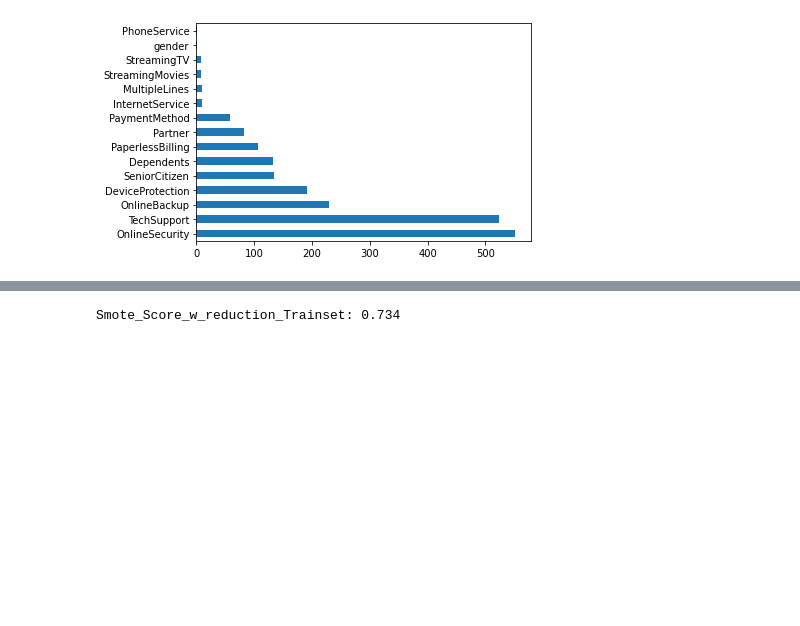
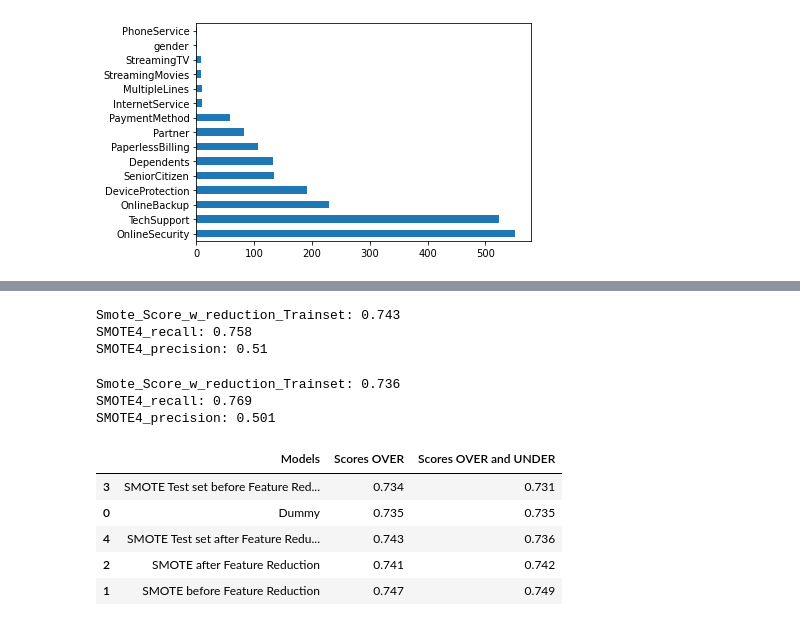
Before and after one commit to Myavuzars/MachineLearning, a Jupyter notebook: SMOTE.ipynb, the cells around one changed output, grey strips where cells are left out. Drawn from its saved outputs; the diff is of its cells as text; code cells hidden in the pictures; blank space fills up the shorter version.

```diff
--- a/SMOTE.ipynb
+++ b/SMOTE.ipynb
@@ -259,9 +359,59 @@ X4_train, y4_train = over.fit_resample(X4_train, y4_train)
-# %%
-# Fit model
-model_SVM.fit(X4_train, y4_train)
-
-Smote_Score_w_reduction_Trainset= round(model_SVM.score(X4_test, y4_test),3)
-print(f'Smote_Score_w_reduction_Trainset: {Smote_Score_w_reduction_Trainset}')
-# %% [output]
-Smote_Score_w_reduction_Trainset: 0.734
+# %%
+# Fit model only with Over Sampling
+fit41=pipeline11.fit(X4_train, y4_train)
+
+#Accuracy Score
+Smote_Score_w_reduction_TrainsetO= round(fit41.score(X4_test, y4_test),3)
+print(f'Smote_Score_w_reduction_Trainset: {Smote_Score_w_reduction_TrainsetO}')
+
+#Recall Score
+SMOTE_pred4O= fit41.predict(X4_test)
+SMOTE4_recallO=round(recall_score(y4_test,SMOTE_pred4O),3)
+print(f'SMOTE4_recall: {SMOTE4_recallO}')
+
+#Precision Score
+SMOTE4_precO=round(precision_score(y4_test,SMOTE_pred4O),3)
+print(f'SMOTE4_precision: {SMOTE4_precO}')
+# %% [output]
+Smote_Score_w_reduction_Trainset: 0.743
+SMOTE4_recall: 0.758
+SMOTE4_precision: 0.51
+# %%
+# Fit model only with Over Sampling and Under Sampling
+fit42=pipeline12.fit(X4_train, y4_train)
+
+#Accuracy Score
+Smote_Score_w_reduction_TrainsetOU= round(fit42.score(X4_test, y4_test),3)
+print(f'Smote_Score_w_reduction_Trainset: {Smote_Score_w_reduction_TrainsetOU}')
+
+#Recall Score
+SMOTE_pred4OU= fit42.predict(X4_test)
+SMOTE4_recallOU=round(recall_score(y4_test,SMOTE_pred4OU),3)
+print(f'SMOTE4_recall: {SMOTE4_recallOU}')
+
+#Precision Score
+SMOTE4_precOU=round(precision_score(y4_test,SMOTE_pred4OU),3)
+print(f'SMOTE4_precision: {SMOTE4_precOU}')
+# %% [output]
+Smote_Score_w_reduction_Trainset: 0.736
+SMOTE4_recall: 0.769
+SMOTE4_precision: 0.501
+# %%
+#Final Data Frame for comparison the scores
+final1= pd.DataFrame({
+    "Models" : ["Dummy", "SMOTE before Feature Reduction", "SMOTE after Feature Reduction", "SMOTE Test set before Feature Reduction", "SMOTE Test set after Feature Reduction"],
+    "Scores OVER" : [Dummy_score,Smote_Score_wout_reductionO, Smote_Score_w_reductionO, Smote_Score_wout_reduction_TrainsetO, Smote_Score_w_reduction_TrainsetO],
+    "Scores OVER and UNDER" : [Dummy_score,Smote_Score_wout_reductionOU, Smote_Score_w_reductionOU, Smote_Score_wout_reduction_TrainsetOU, Smote_Score_w_reduction_TrainsetOU]
+    })
+
+final1_sorted = final1.sort_values(["Scores OVER and UNDER"], ascending=True)
+
+final1_sorted
+# %% [output]
+|  | Models | Scores OVER | Scores OVER and UNDER |
+| 3 | SMOTE Test set before Feature Red... | 0.734 | 0.731 |
+| 0 | Dummy | 0.735 | 0.735 |
+| 4 | SMOTE Test set after Feature Redu... | 0.743 | 0.736 |
+| 2 | SMOTE after Feature Reduction | 0.741 | 0.742 |
+| 1 | SMOTE before Feature Reduction | 0.747 | 0.749 |
 # %%
```
Also changed, not shown: parts of 47 cells of this notebook.
